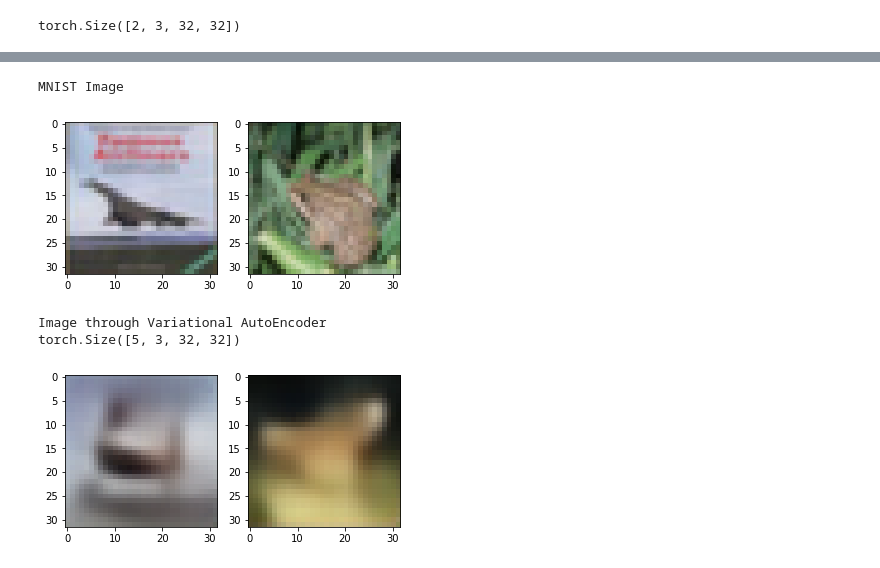
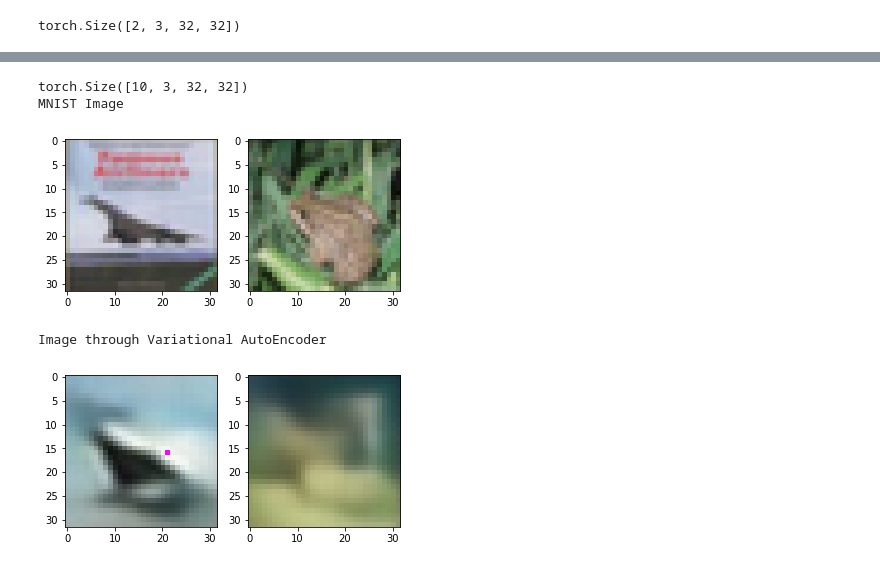
Before and after one commit to SIDDXSingh/AutoEncoders, a Jupyter notebook: VAE_Cifar10.ipynb, the cells around one changed output, grey strips where cells are left out. Drawn from its saved outputs; the diff is of its cells as text; code cells hidden in the pictures.

```diff
--- a/VAE_Cifar10.ipynb
+++ b/VAE_Cifar10.ipynb
@@ -355,25 +373,29 @@ test(test_images)
 # %%
+
+output=net(test_images[0:10].to(device))
+print(output[0].size())
+output_img=((output[0].to(torch.device('cpu'))).permute(0,2,3,1).detach().numpy())
+
+
+
+
 print("MNIST Image")
 fig, axes = plt.subplots(1,2)
 axes[0].imshow(test_img[3])
 axes[1].imshow(test_img[4])
 
 plt.show()
 
 print("Image through Variational AutoEncoder")
 # print(test_images[1:45].shape)
-output=net(test_images[:5].to(device))
-print(output[0].size())
-output_img=((output[0].to(torch.device('cpu'))).permute(0,2,3,1).detach().numpy())
-
 fig, axes = plt.subplots(1,2)
 axes[0].imshow(output_img[3].astype('uint8'))
 axes[1].imshow(output_img[4].astype('uint8'))
 
 plt.show()
 # %% [output]
+torch.Size([10, 3, 32, 32])
 MNIST Image
 [figure]
 Image through Variational AutoEncoder
-torch.Size([5, 3, 32, 32])
-[figure, old version]
+[figure, new version]
```
Also changed, not shown: parts of 13 cells of this notebook.
